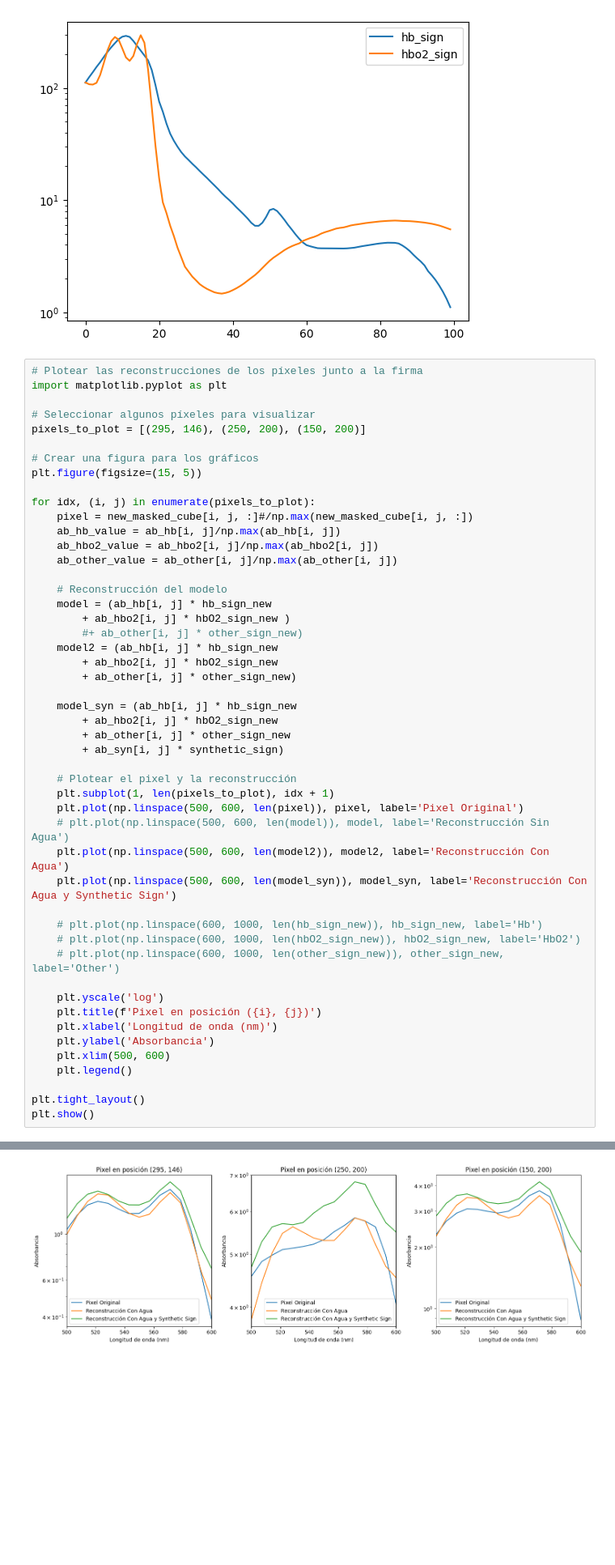
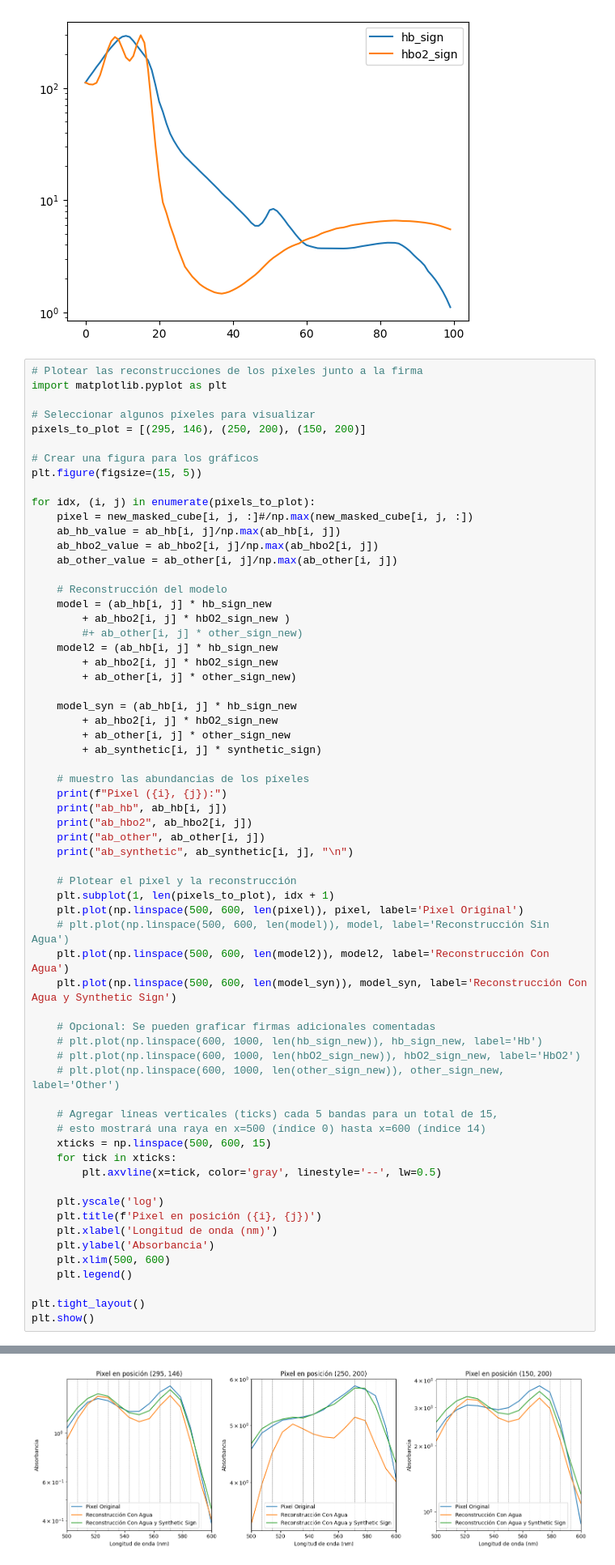
Before and after one commit to theBrokenCat/Hyperspectral-Images, a Jupyter notebook: Testing.ipynb, the cells around one changed output, grey strips where cells are left out. Shown at 81% size. Saved outputs shown, nothing was run; the diff lists cells and outputs as text; blank space fills up the shorter version.

```diff
--- a/Testing.ipynb
+++ b/Testing.ipynb
@@ -561,7 +613,14 @@ for idx, (i, j) in enumerate(pixels_to_plot):
     model_syn = (ab_hb[i, j] * hb_sign_new
         + ab_hbo2[i, j] * hbO2_sign_new
         + ab_other[i, j] * other_sign_new
-        + ab_syn[i, j] * synthetic_sign)
+        + ab_synthetic[i, j] * synthetic_sign)
+
+    # muestro las abundancias de los píxeles
+    print(f"Pixel ({i}, {j}):")
+    print("ab_hb", ab_hb[i, j])
+    print("ab_hbo2", ab_hbo2[i, j])
+    print("ab_other", ab_other[i, j])
+    print("ab_synthetic", ab_synthetic[i, j], "\n")
 
     # Plotear el pixel y la reconstrucción
     plt.subplot(1, len(pixels_to_plot), idx + 1)
@@ -570,9 +629,16 @@ for idx, (i, j) in enumerate(pixels_to_plot):
     plt.plot(np.linspace(500, 600, len(model2)), model2, label='Reconstrucción Con Agua')
     plt.plot(np.linspace(500, 600, len(model_syn)), model_syn, label='Reconstrucción Con Agua y Synthetic Sign')
 
+    # Opcional: Se pueden graficar firmas adicionales comentadas
     # plt.plot(np.linspace(600, 1000, len(hb_sign_new)), hb_sign_new, label='Hb')
     # plt.plot(np.linspace(600, 1000, len(hbO2_sign_new)), hbO2_sign_new, label='HbO2')
     # plt.plot(np.linspace(600, 1000, len(other_sign_new)), other_sign_new, label='Other')
+
+    # Agregar líneas verticales (ticks) cada 5 bandas para un total de 15,
+    # esto mostrará una raya en x=500 (índice 0) hasta x=600 (índice 14)
+    xticks = np.linspace(500, 600, 15)
+    for tick in xticks:
+        plt.axvline(x=tick, color='gray', linestyle='--', lw=0.5)
 
     plt.yscale('log')
     plt.title(f'Pixel en posición ({i}, {j})')
@@ -587,4 +670,4 @@ plt.show()
-[figure, old version]
+[figure, new version]
 # %% [markdown]
 ## Mostrar niveles de Hb y HbO2
 # %%
```
Also changed, not shown: parts of 5 cells of this notebook.
